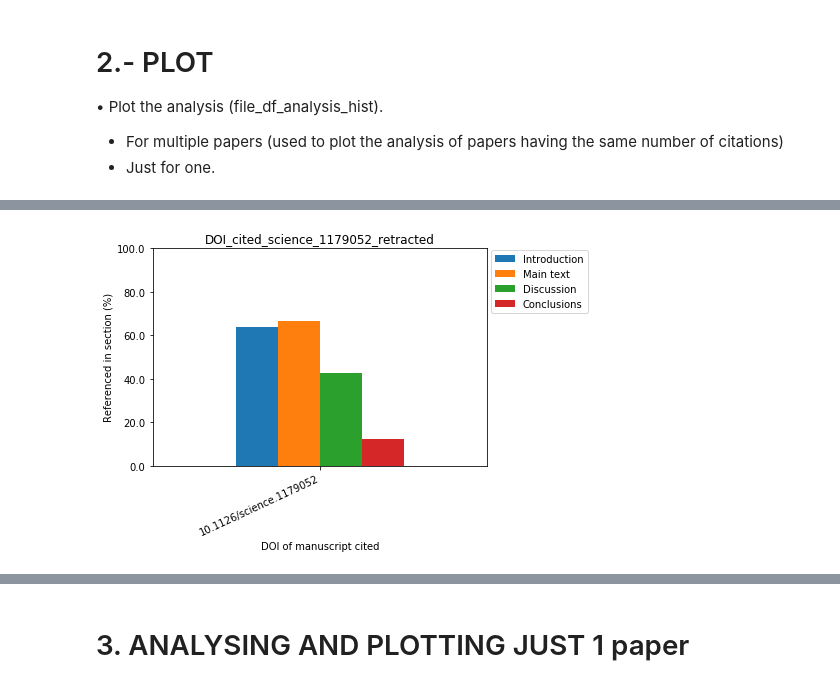
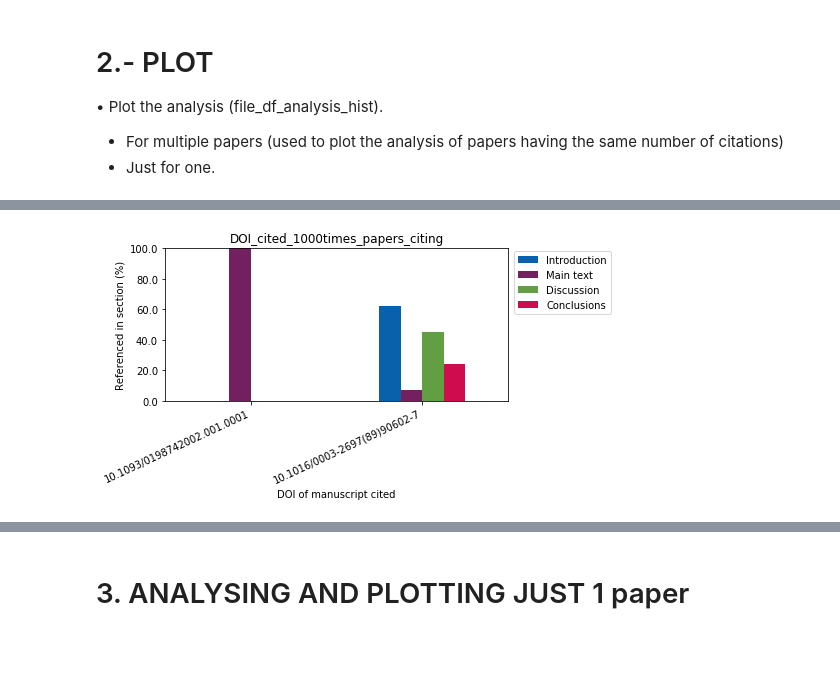
Before and after one commit to elifesciences/citation-context, a Jupyter notebook: analyse_papers.ipynb, the cells around one changed output, grey strips where cells are left out. Cells and saved outputs as stored; diff of their text form; code cells hidden in the pictures; blank space fills up the shorter version.

```diff
--- a/analyse_papers.ipynb
+++ b/analyse_papers.ipynb
@@ -19,7 +19,8 @@ import get_df_analise_section
 # %%
 data_path = 'data'
 
-ds_name = 'DOI_cited_science_1179052_retracted'
+#ds_name = 'DOI_cited_science_1179052_retracted'
+%store -r ds_name
 ds_label = ds_name
 
 analysis_path = os.path.join(data_path, 'analysis')
@@ -30,7 +31,22 @@ citing_prep_tsv = os.path.join(analysis_path, '%s_prep.tsv' % ds_name)
 
 # Out
 citing_sections_tsv = os.path.join(analysis_path, '%s_sections.tsv' % ds_name)
-analysis_hist_tsv = os.path.join(analysis_path, '%s_hist_v2.tsv' % ds_name)
+analysis_hist_tsv = os.path.join(analysis_path, '%s_hist.tsv' % ds_name)
+# %%
+figures_path = 'figures'
+
+%store -r ds_name
+%store -r DOI_cited_list_number
+ds_label = ds_name
+
+
+#figures_path = os.path.join(figures_path, 'analysis')
+os.makedirs(figures_path, exist_ok=True)
+
+
+# Recording figures
+figure_citation_full_list = os.path.join(figures_path, '%s_.jpg' % ds_name)
+figure_citation_1DOI  = os.path.join(figures_path, '%s_DOI_position_%s.jpg' % (ds_name, DOI_cited_list_number))
 # %% [markdown]
 # Setup
 # %%
@@ -126,25 +164,60 @@ Wrote to: data/analysis/DOI_cited_science_1179052_retracted_hist_v2.tsv
 -	For multiple papers (used to plot the analysis of papers having the same number of citations)
 -	Just for one.
 # %%
+%store -r minimun_number_citations
+%store -r DOI_list
 
-# Reading the pd_citation_hyst from file:
-pd_citation_hyst = pd.read_csv(
+
+
+DOI_list_filtered = df_articles.groupby('DOI_cited').size().pipe(
+    lambda df: df[df >= minimun_number_citations]
+).index.values
+print('\n DOIs with the required minimum number of citations found of %d: \n' % minimun_number_citations) #, DOI_list_filtered))
+
+"""
+if len(DOI_list_filtered) != 0:
+    print("Index\t DOI")
+    for index, DOI_in_list_filtered in enumerate(DOI_list):
+        print(str(index) + '\t' + str(DOI_in_list_filtered))
+"""
+
+# Reading the pd_citation_hist from file:
+pd_citation_hist = pd.read_csv(
     analysis_hist_tsv,
     sep='\t',
     encoding='utf-8'
 )
 
-figure = (
-    pd_citation_hyst
-    .set_index('DOI_cited')
-    [['cited_in_introduction', 'cited_in_maintext','cited_in_discussion', 'cited_in_conclusions']]
-    .plot(kind='bar')
-)
-plt.xticks(rotation=25, ha ='right')
-plt.xlabel("DOI of manuscript cited")
-plt.ylabel("Referenced in section (%)")
-figure.yaxis.set_major_formatter(FuncFormatter(lambda y, _: str(y * 100)))
-plt.ylim([0, 1.0])
-plt.legend(['Introduction', 'Main text','Discussion', 'Conclusions'], loc='upper right', bbox_to_anchor=(1.314, 1.015), ncol = 1)
-plt.title(ds_label)
+
+pd_citation_hist_filtered = pd_citation_hist[pd_citation_hist.DOI_cited.isin(DOI_list_filtered)]
+
+if pd_citation_hist_filtered.empty == False:
+
+    figure = (
+        pd_citation_hist_filtered
+        .set_index('DOI_cited')
+        [['cited_in_introduction', 'cited_in_maintext','cited_in_discussion', 'cited_in_conclusions']]
+        .plot(kind='bar', color = ["#0961AB", "#732060", "#629F43", "#CF0C4E"])
+    )
+    #colors_eLife = ["#0961AB", "#732060", "#629F43", "#CF0C4E", "#0A9DD9", "#046535","#273B81","#800080","#6D6E70"]
+    #Blue 0961AB; Purple 732060; Light Green 629F43; Rubine red CF0C4E; Light blue 0A9DD9;
+    #Dark green 046535; Dark blue 273B81; brighter purple 800080; Grey 6D6E70]
+
+    if len(DOI_list) == 1:
+        plt.xticks(rotation=0, ha ='center')
+    else:
+        plt.xticks(rotation=25, ha ='right')
+
+    plt.xlabel("DOI of manuscript cited")
+    plt.ylabel("Referenced in section (%)")
+    figure.yaxis.set_major_formatter(FuncFormatter(lambda y, _: str(y * 100)))
+    plt.ylim([0, 1.0])
+    lgd = plt.legend(['Introduction', 'Main text','Discussion', 'Conclusions'], loc='upper right', bbox_to_anchor=(1.314, 1.015), ncol = 1)
+    plt.title(ds_label)
+    plt.tight_layout()
+    plt.savefig(figure_citation_full_list,
+                bbox_extra_artists=(lgd,),
+                bbox_inches='tight',
+                dpi = 200)
+    plt.show()
 # %% [output]
@@ -152,2 +225,2 @@ plt.title(ds_label)
-[figure, old version]
+[figure, new version]
 # %%
```
Also changed, not shown: parts of 9 cells of this notebook, 15 other files.
